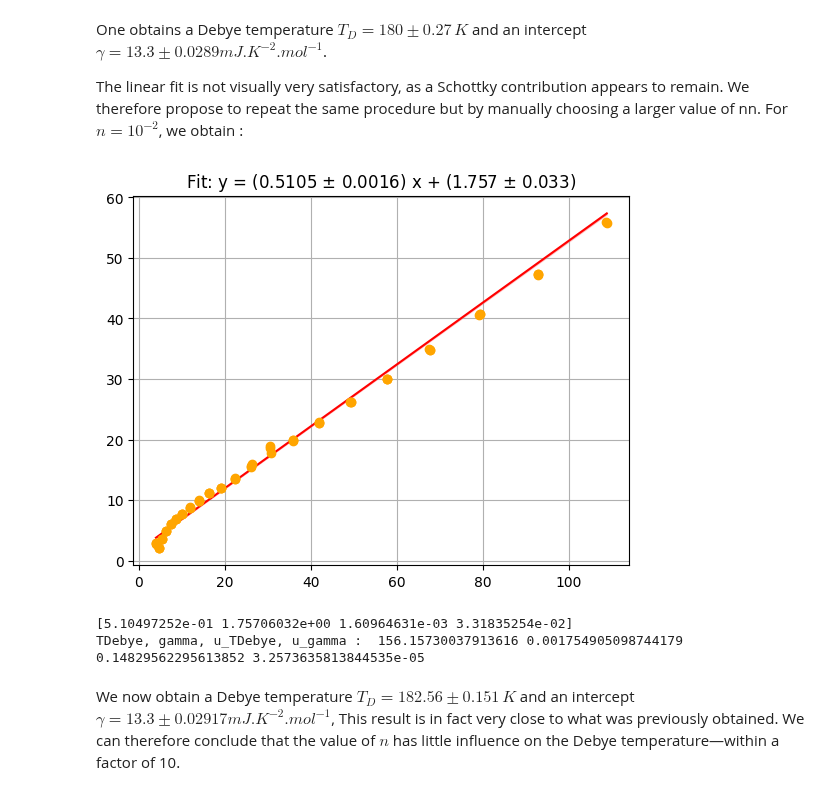
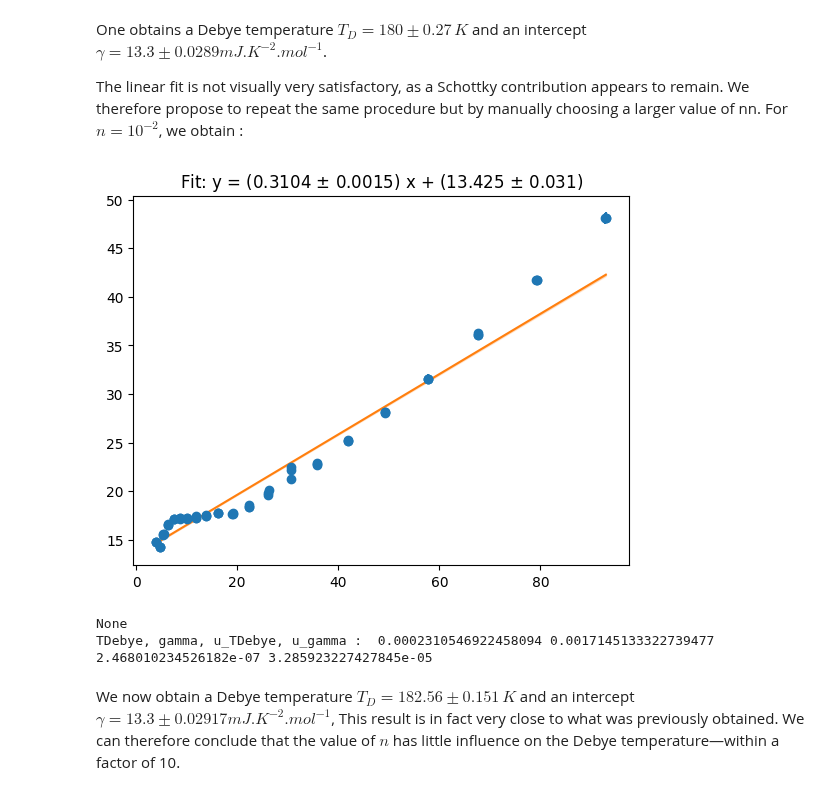
Before and after one commit to Gamal-on/YBCO, a Jupyter notebook: Results HPHT YBCO.ipynb, the cells around one changed output. Saved outputs shown, nothing was run; the diff lists cells and outputs as text; code cells hidden in the pictures.

```diff
--- a/Results HPHT YBCO.ipynb
+++ b/Results HPHT YBCO.ipynb
@@ -183,17 +185,17 @@ The linear fit is not visually very satisfactory, as a Schottky contribution app
 # %%
 # Linear fit of experimental data, with the 65st values (0-15 K) and n=1e-2
 
-print(near0_linear_analysis.plot_linear_fit(65, E=E_experimental, n=1e-2))
+print(near0_linear_analysis.plot_linear_fit(0,10))
 
 # Debye temperature
 
-TDebye, gamma, u_TDebye, u_gamma = near0_linear_analysis.debye_temperature(65, E=E_experimental, n=1e-2)
+TDebye, gamma, u_TDebye, u_gamma = near0_linear_analysis.debye_temperature(0,10, e=E_experimental, n=1e-2)
 
 print("TDebye, gamma, u_TDebye, u_gamma : ", TDebye, gamma, u_TDebye, u_gamma)
 # %% [output]
-[figure, old version]
+[figure, new version]
-[5.10497252e-01 1.75706032e+00 1.60964631e-03 3.31835254e-02]
-TDebye, gamma, u_TDebye, u_gamma :  156.15730037913616 0.001754905098744179 0.14829562295613852 3.2573635813844535e-05
+None
+TDebye, gamma, u_TDebye, u_gamma :  0.0002310546922458094 0.0017145133322739477 2.468010234526182e-07 3.285923227427845e-05
 # %% [markdown]
 We now obtain a Debye temperature  $T_D = 182.56 \pm 0.151 \, K$ and an intercept $\gamma = 13.3 \pm 0.02917 mJ.K^{-2}.mol^{-1}$, This result is in fact very close to what was previously obtained. We can therefore conclude that the value of $n$ has little influence on the Debye temperature—within a factor of 10.
 # %%
```
Also changed, not shown: parts of 1 cell of this notebook, 1 other file.
